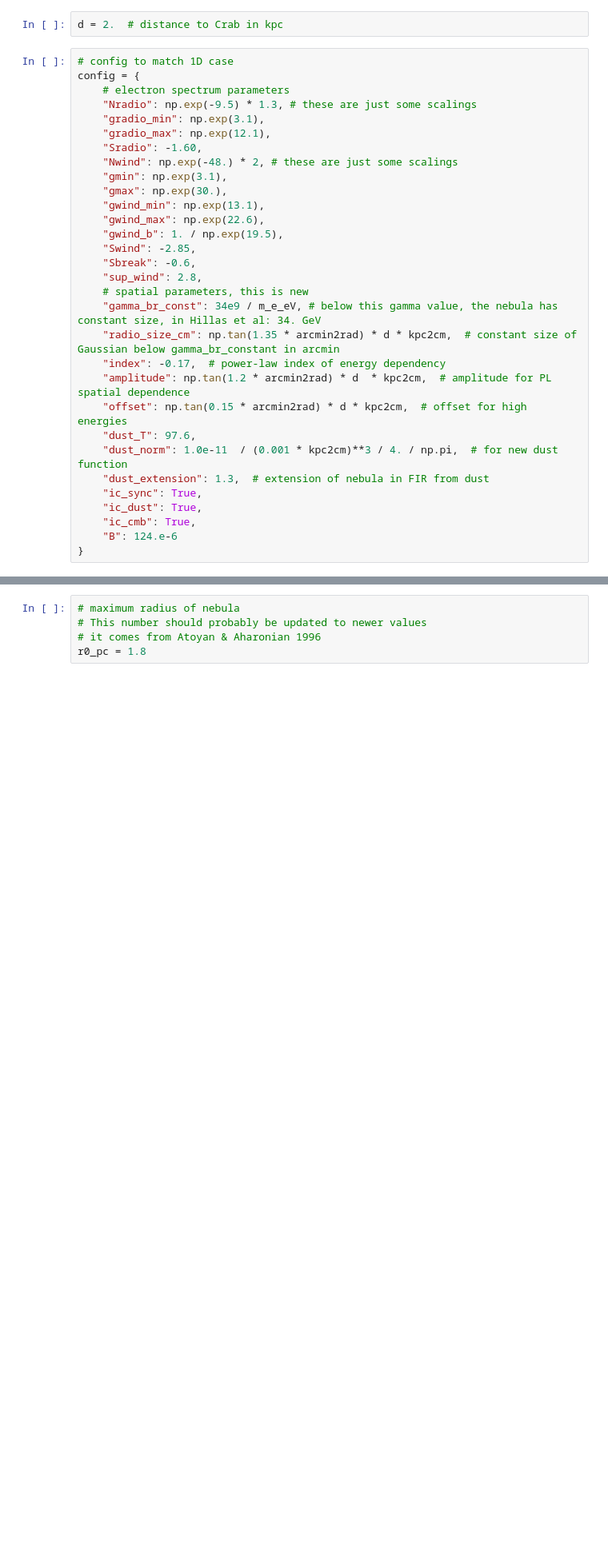
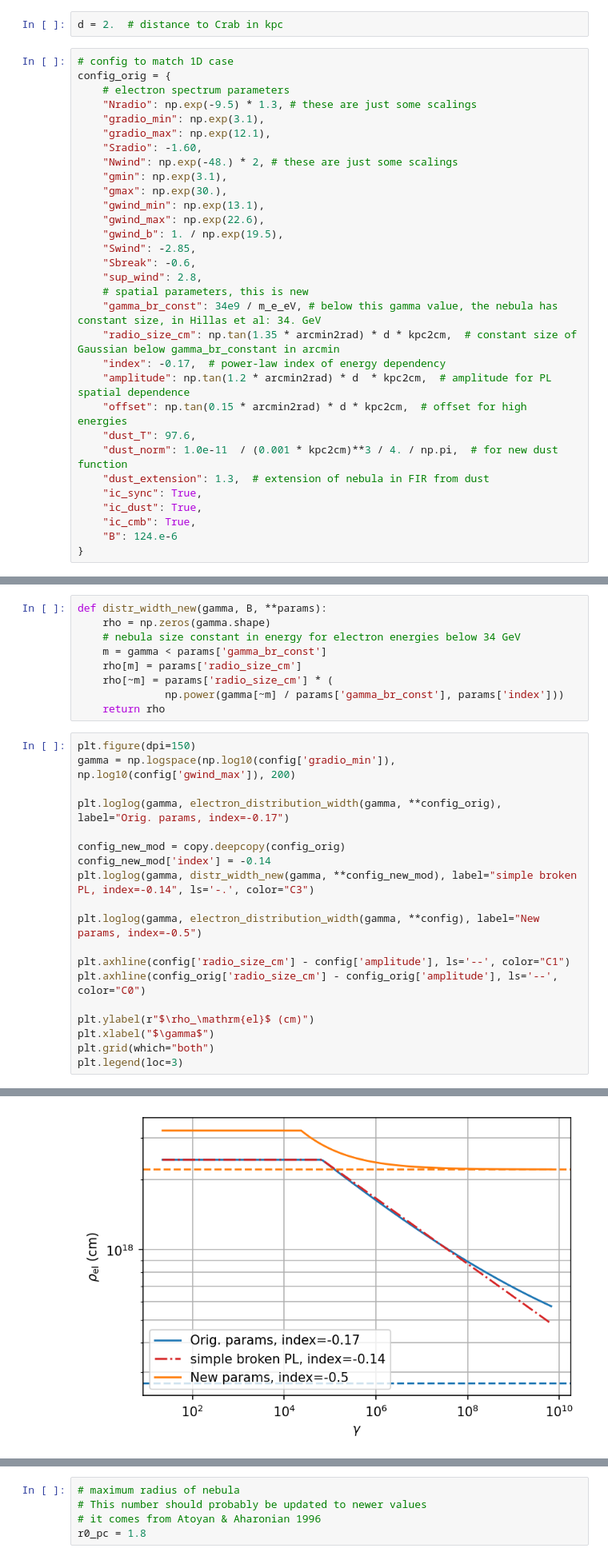
Before and after one commit to me-manu/crabmeyerpy, a Jupyter notebook: notebooks/energy_dependence.ipynb, the cells around one changed output, grey strips where cells are left out. Shown at 80% size. Drawn from its saved outputs; the diff is of its cells as text; blank space fills up the shorter version.

```diff
--- a/notebooks/energy_dependence.ipynb
+++ b/notebooks/energy_dependence.ipynb
@@ -35,7 +33,7 @@ Initialize the 3D model
 d = 2.  # distance to Crab in kpc
 # %%
 # config to match 1D case
-config = {
+config_orig = {
     # electron spectrum parameters
     "Nradio": np.exp(-9.5) * 1.3, # these are just some scalings
     "gradio_min": np.exp(3.1),
@@ -66,0 +117,29 @@ config = {
+# %%
+def distr_width_new(gamma, B, **params):
+    rho = np.zeros(gamma.shape)
+    # nebula size constant in energy for electron energies below 34 GeV
+    m = gamma < params['gamma_br_const']
+    rho[m] = params['radio_size_cm']
+    rho[~m] = params['radio_size_cm'] * (
+              np.power(gamma[~m] / params['gamma_br_const'], params['index']))
+    return rho
+# %%
+plt.figure(dpi=150)
+gamma = np.logspace(np.log10(config['gradio_min']), np.log10(config['gwind_max']), 200)
+
+plt.loglog(gamma, electron_distribution_width(gamma, **config_orig), label="Orig. params, index=-0.17")
+
+config_new_mod = copy.deepcopy(config_orig)
+config_new_mod['index'] = -0.14
+plt.loglog(gamma, distr_width_new(gamma, **config_new_mod), label="simple broken PL, index=-0.14", ls='-.', color="C3")
+
+plt.loglog(gamma, electron_distribution_width(gamma, **config), label="New params, index=-0.5")
+
+plt.axhline(config['radio_size_cm'] - config['amplitude'], ls='--', color="C1")
+plt.axhline(config_orig['radio_size_cm'] - config_orig['amplitude'], ls='--', color="C0")
+
+plt.ylabel(r"$\rho_\mathrm{el}$ (cm)")
+plt.xlabel("$\gamma$")
+plt.grid(which="both")
+plt.legend(loc=3)
+# %% [output]
@@ -66,0 +147 @@ config = {
+[figure, added]
```
Also changed, not shown: parts of 30 cells of this notebook, 1 other file.
